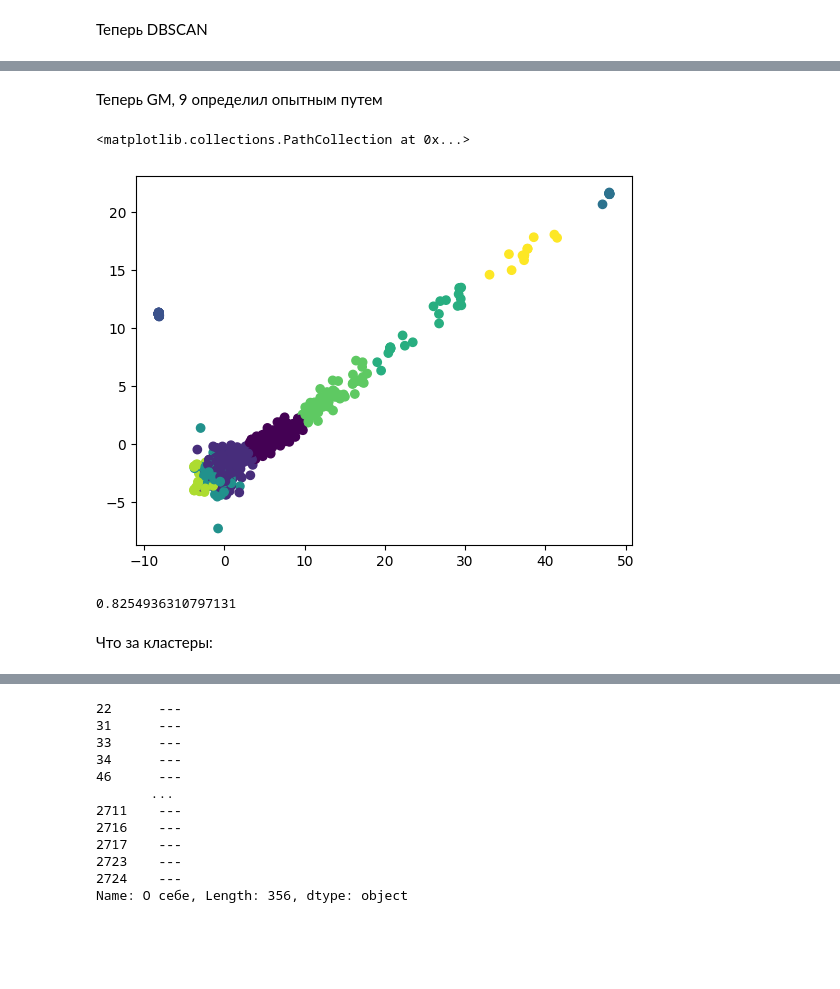
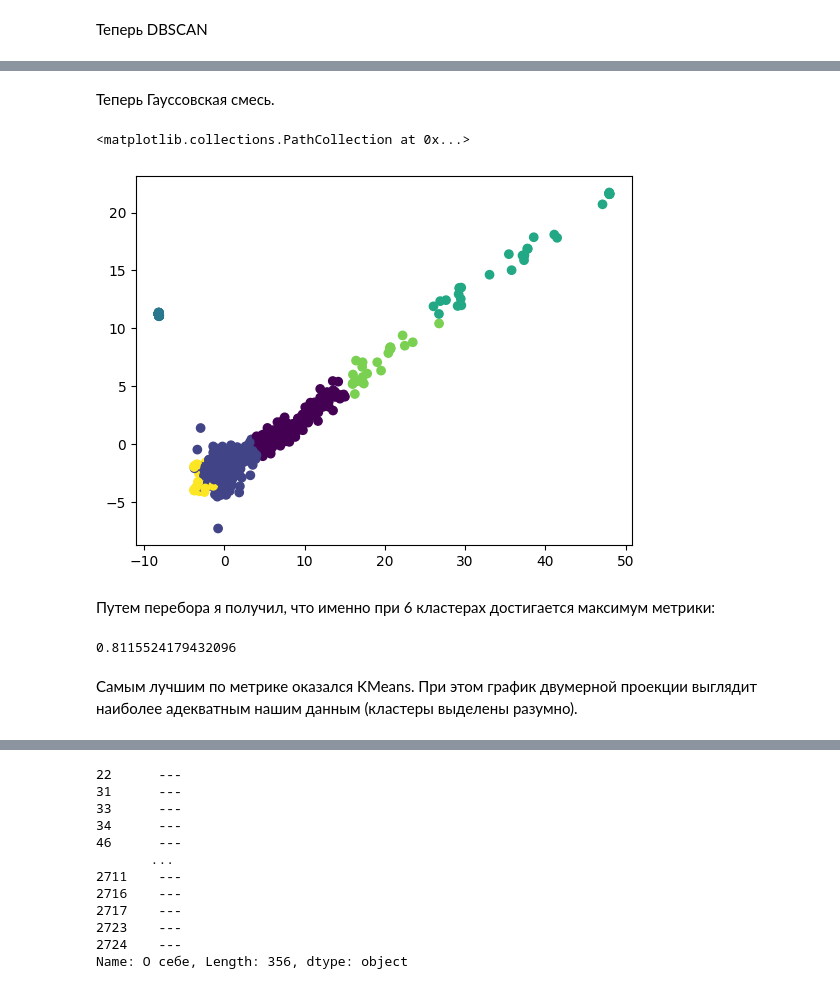
Before and after one commit to aefrt/automatization-recruiting, a Jupyter notebook: analysis.ipynb, the cells around one changed output, grey strips where cells are left out. Saved outputs shown, nothing was run; the diff lists cells and outputs as text; code cells hidden in the pictures; blank space fills up the shorter version.

```diff
--- a/analysis.ipynb
+++ b/analysis.ipynb
@@ -781,21 +870,23 @@ metrics.silhouette_score(principal,clustering.labels_)
 # %% [markdown]
-Теперь GM, 9 определил опытным путем
+Теперь Гауссовская смесь.
 # %%
 from sklearn.mixture import GaussianMixture
-gm = GaussianMixture(n_components=9, random_state=0).fit(principal)
+gm = GaussianMixture(n_components=6, random_state=0).fit(principal)
 gm.predict(principal)
 plt.scatter(principal['principal component 1'],
              principal['principal component 2'],
              c=gm.predict(principal),
            )
 # %% [output]
 <matplotlib.collections.PathCollection at 0x...>
-[figure, old version]
+[figure, new version]
+# %% [markdown]
+Путем перебора я получил, что именно при 6 кластерах достигается максимум метрики:
 # %%
 metrics.silhouette_score(principal,gm.predict(principal))
 # %% [output]
-0.8254936310797131
+0.8115524179432096
-# %% [markdown]
-Что за кластеры:
+# %% [markdown]
+Самым лучшим по метрике оказался KMeans. При этом график двумерной проекции выглядит наиболее адекватным нашим данным (кластеры выделены разумно).
 # %%
 df['clust'] = l
```
Also changed, not shown: parts of 63 cells of this notebook, 1 other file.
